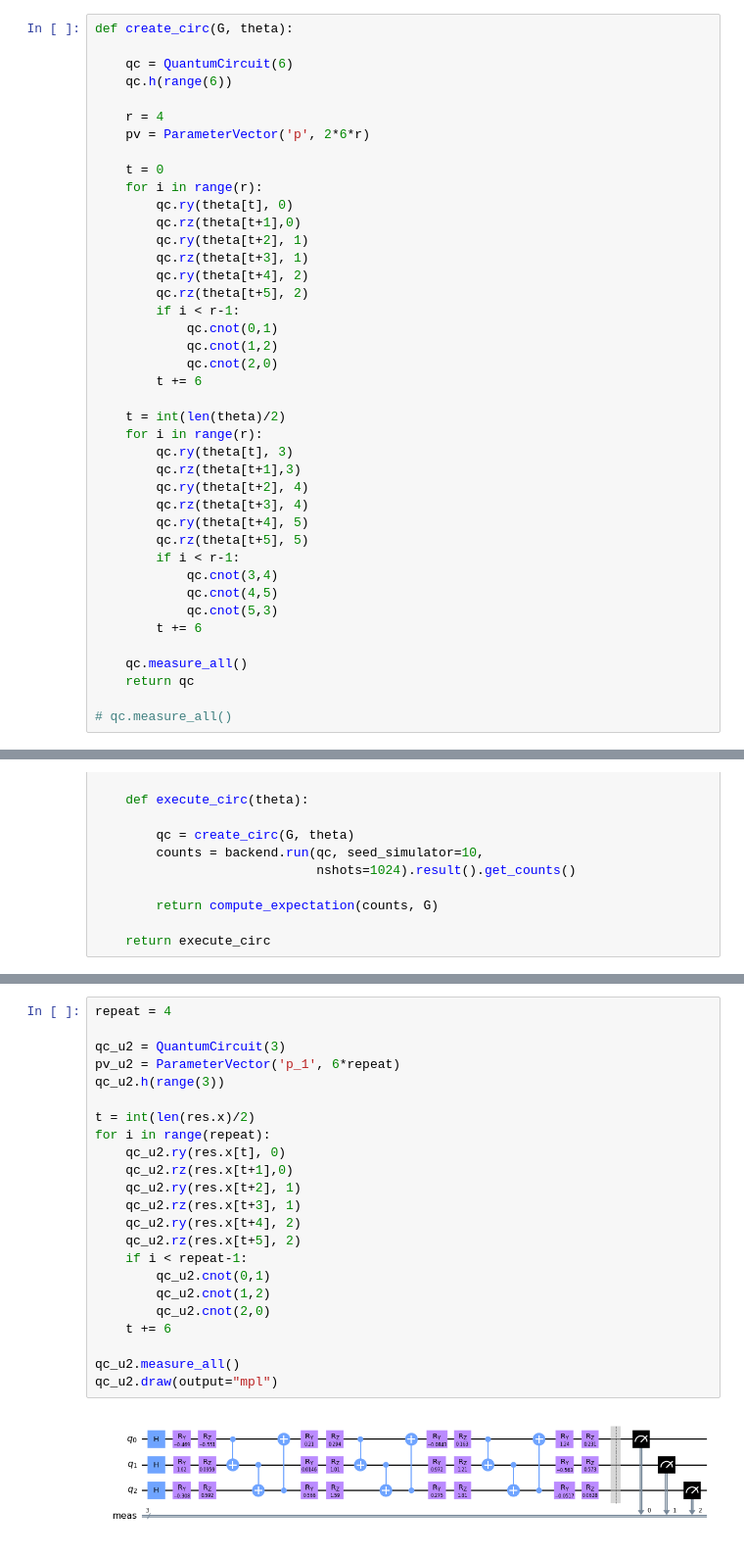
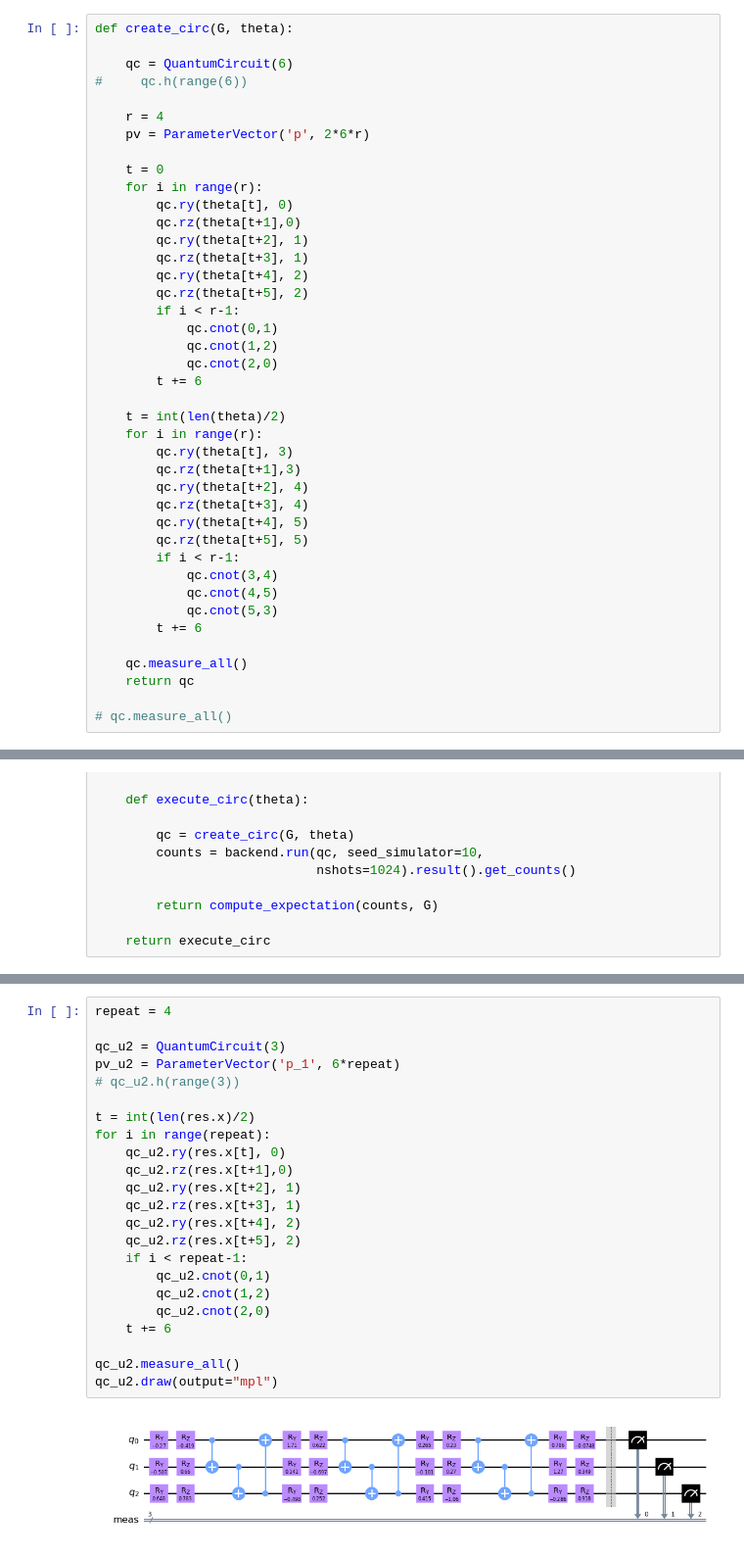
Before and after one commit to doggydoggy0101/Toward_solving_large_combinational_optimization_problem, a Jupyter notebook: maxcut_6_qubit.ipynb, the cells around one changed output, grey strips where cells are left out. Shown at 98% size. Cells and saved outputs as stored; diff of their text form.

```diff
--- a/maxcut_6_qubit.ipynb
+++ b/maxcut_6_qubit.ipynb
@@ -64,7 +64,7 @@ qc_u2.draw(output="mpl")
 def create_circ(G, theta):
 
     qc = QuantumCircuit(6)
-    qc.h(range(6))
+#     qc.h(range(6))
 
     r = 4
     pv = ParameterVector('p', 2*6*r)
@@ -224,28 +224,28 @@ plot_histogram(counts)
 # %%
 repeat = 4
 
 qc_u2 = QuantumCircuit(3)
 pv_u2 = ParameterVector('p_1', 6*repeat)
-qc_u2.h(range(3))
+# qc_u2.h(range(3))
 
 t = int(len(res.x)/2)
 for i in range(repeat):
     qc_u2.ry(res.x[t], 0)
     qc_u2.rz(res.x[t+1],0)
     qc_u2.ry(res.x[t+2], 1)
     qc_u2.rz(res.x[t+3], 1)
     qc_u2.ry(res.x[t+4], 2)
     qc_u2.rz(res.x[t+5], 2)
     if i < repeat-1:
         qc_u2.cnot(0,1)
         qc_u2.cnot(1,2)
         qc_u2.cnot(2,0)
     t += 6
 
 qc_u2.measure_all()
 qc_u2.draw(output="mpl")
 # %% [output]
-[figure, old version]
+[figure, new version]
 # %%
 result = backend.run(qc_u2, seed_simulator=10).result()
 counts = result.get_counts()
```
Also changed, not shown: parts of 8 cells of this notebook, 2 other files.
